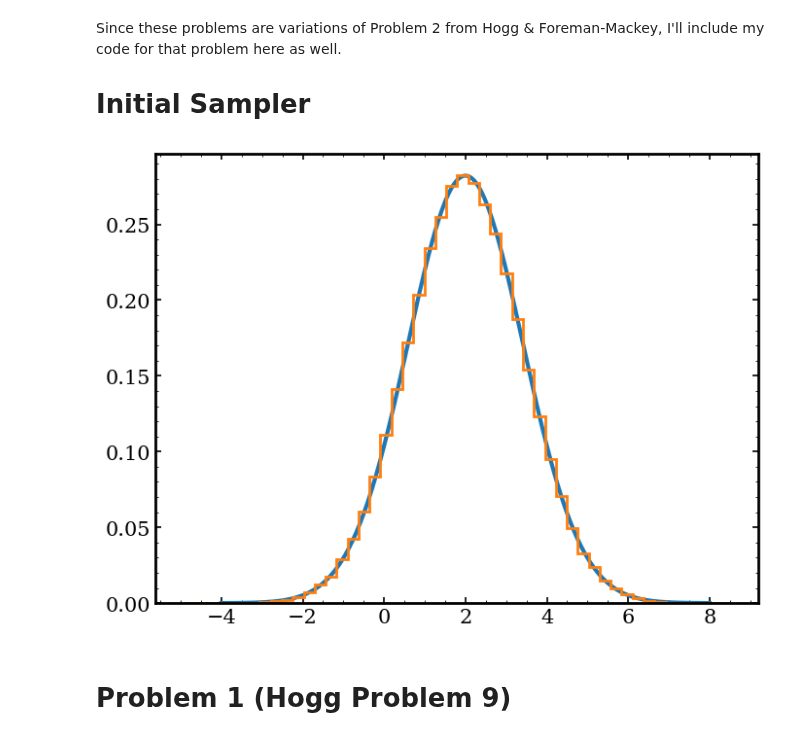
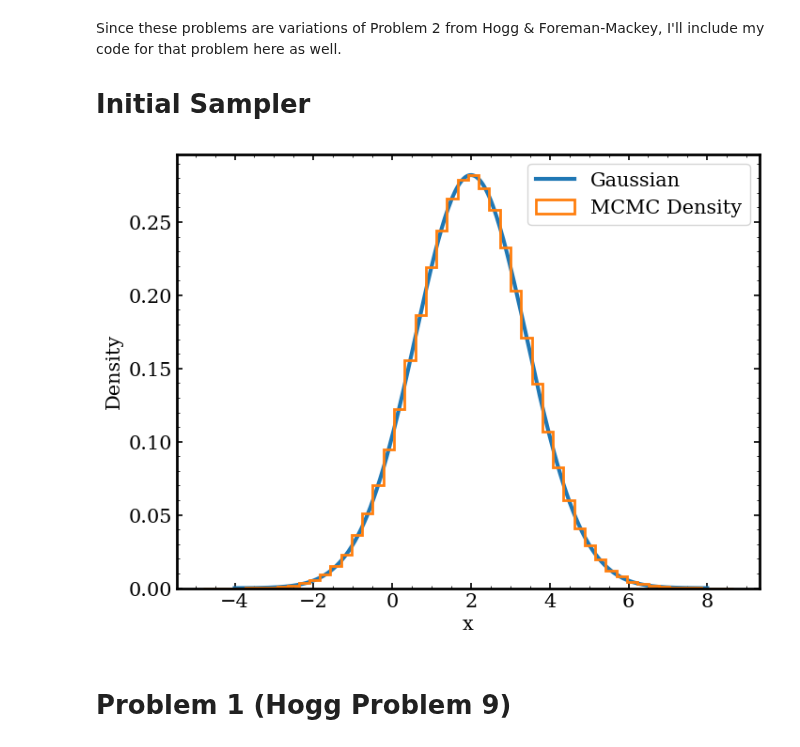
Before and after one commit to ochase10/compute-class, a Jupyter notebook: hw4/hw4.ipynb, the cells around one changed output. Cells and saved outputs as stored; diff of their text form; code cells hidden in the pictures.

```diff
--- a/hw4/hw4.ipynb
+++ b/hw4/hw4.ipynb
@@ -9,28 +10,62 @@ import matplotlib.pyplot as pl
 rng = np.random.default_rng(3617)
 # %%
 def gauss(x, u, s):
+    '''
+    Function to compute the gaussian probability density
+    '''
     return np.exp(-(x-u)**2/2/s**2) / s / np.sqrt(2*np.pi)
 
 def log_gauss(x, u, s):
+    '''
+    Function to compute the log of the gaussian probability density
+    '''
     return -0.5 * (x-u)**2 / s**2 - 0.5*np.log(2*np.pi*s**2)
 
 
 def sample(n, like, prop, init, rng, **kwargs):
+    '''
+    MCMC sampler function
+    -----------
+    Inputs:
+    ------
+    n: number of steps in the chain
+    like: function to compute likelihoods
+    prop: proposal random number generator
+    init: initial parameter value
+    rng: random number generator to use
+    kwargs:
+        prop_args: additional arguments to pass to the prop function
+        like_args: additional arguments to pass to the likelihood function
 
+    Returns:
+    -------
+    xlist: the MCMC chain
+    '''
+
+    #initialize the chain as an empty array
     xlist = np.empty(int(n))
     lik0 = like(init, *kwargs['like_args'])
     x0 = init
     i = 0
-    while i < n_steps:
 
-        xprop = x0 + rng.normal(*kwargs['prop_args'])
+    #loop over the length of the chain
+    while i < n:
+        #propose a new value
+        xprop = x0 + prop(*kwargs['prop_args'])
+
+        #generate a random value [0,1]
         r = np.log(rng.random())
+
+        #evaulate the likelihood of the proposed value
         lik1 = like(xprop, *kwargs['like_args'])
 
+        #see if the likelihood ratio is greater than the random number
         if lik1-lik0 > r:
+            #if so update the current likelihood value and parameter value
             x0 = xprop
             lik0 = lik1
 
+        #store current parameter value
         xlist[i] = x0
         i+=1
 
@@ -38,22 +73,25 @@ def sample(n, like, prop, init, rng, **kwargs):
 # %%
 n_steps = 1e6
 mu = 2
 sig = np.sqrt(2)
 prop_sig = 1
 prop_mu = 0
 
 chain = sample(n_steps, log_gauss, rng.normal, 0, rng, like_args=[mu, sig], prop_args=[prop_mu,prop_sig])
 
 xs = np.linspace(-4, 8, 300)
 ys = gauss(xs, mu, sig)
 
 
 pl.figure(figsize=(8,6))
-pl.plot(xs, ys)
-pl.hist(chain[1000:], bins=50, histtype="step", density=True, lw=2)
+pl.plot(xs, ys, label="Gaussian")
+pl.hist(chain[1000:], bins=50, histtype="step", density=True, lw=2, label="MCMC Density")
+pl.xlabel("x")
+pl.ylabel("Density")
+pl.legend()
 pl.show()
 # %% [output]
-[figure, old version]
+[figure, new version]
 # %% [markdown]
 # Problem 1 (Hogg Problem 9)
 # %%
```
Also changed, not shown: parts of 21 cells of this notebook.
